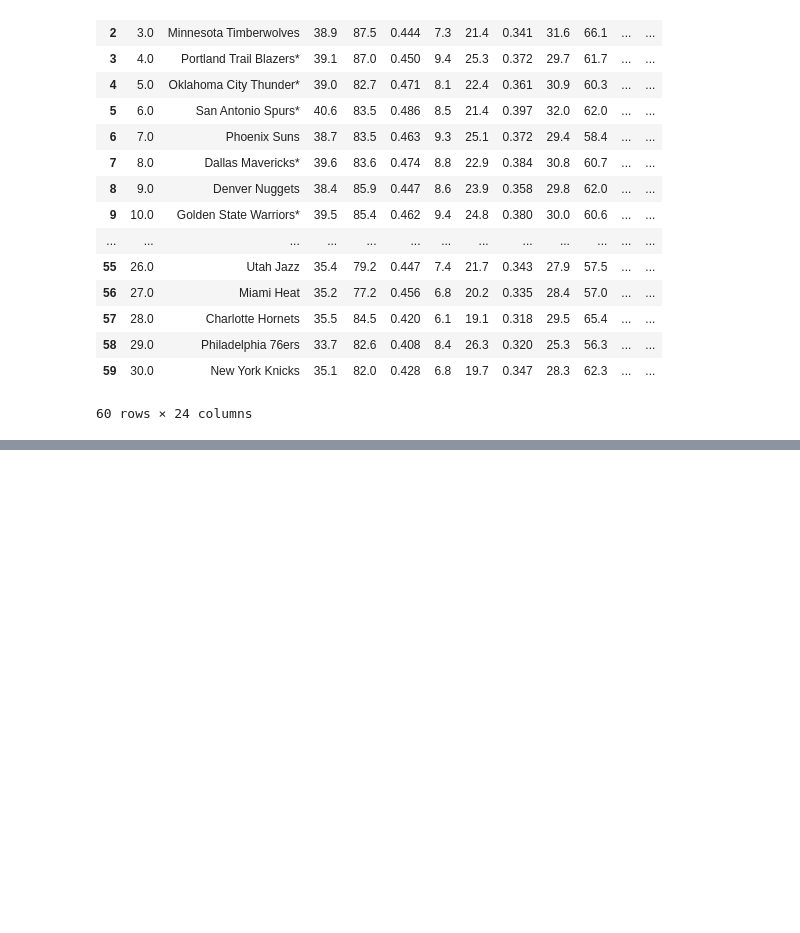
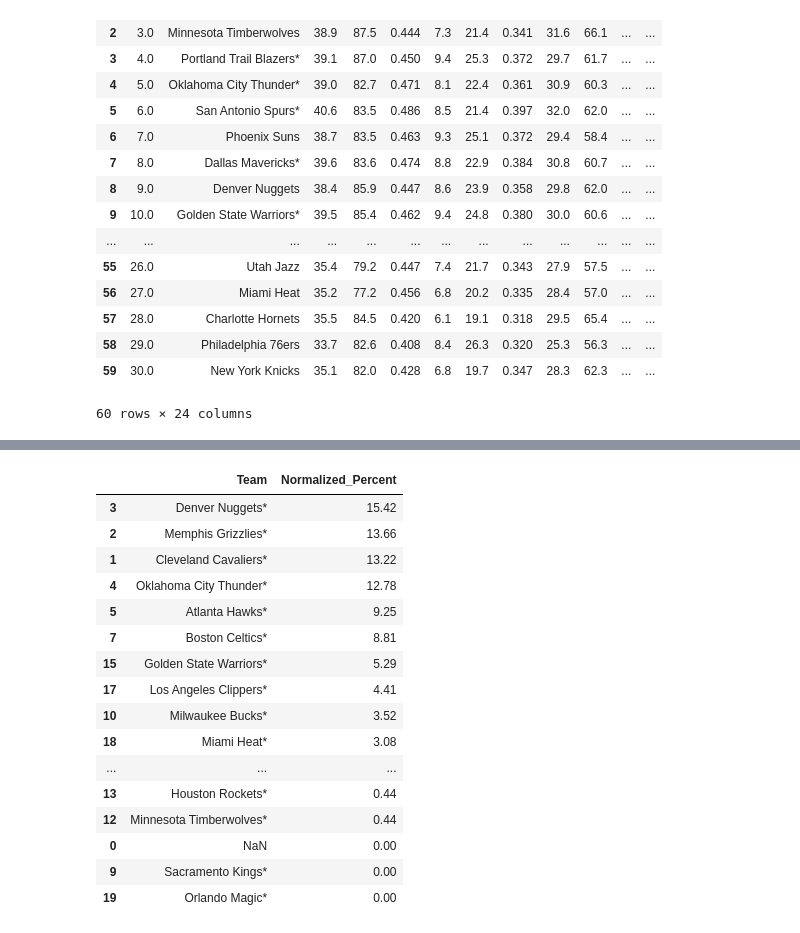
Before and after one commit to BhavyaJayaprakash/Final-Project-4, a Jupyter notebook: project.ipynb, the cells around one changed output, grey strips where cells are left out. Cells and saved outputs as stored; diff of their text form; code cells hidden in the pictures; blank space fills up the shorter version.

```diff
--- a/project.ipynb
+++ b/project.ipynb
@@ -149,0 +237,27 @@ nba_df.head(60)
+# %%
+# Normalize
+total = test_df['Champion_Prob'].sum()
+test_df['Normalized_Prob'] = test_df['Champion_Prob'] / total
+
+# Convert to percentage and round to two decimal places
+test_df['Normalized_Percent'] = (test_df['Normalized_Prob'] * 100).round(2)
+
+test_df.sort_values(by='Normalized_Prob', ascending=False)[['Team', 'Normalized_Percent']].head(30)
+# %% [output]
+|  | Team | Normalized_Percent |
+| 3 | Denver Nuggets* | 15.42 |
+| 2 | Memphis Grizzlies* | 13.66 |
+| 1 | Cleveland Cavaliers* | 13.22 |
+| 4 | Oklahoma City Thunder* | 12.78 |
+| 5 | Atlanta Hawks* | 9.25 |
+| 7 | Boston Celtics* | 8.81 |
+| 15 | Golden State Warriors* | 5.29 |
+| 17 | Los Angeles Clippers* | 4.41 |
+| 10 | Milwaukee Bucks* | 3.52 |
+| 18 | Miami Heat* | 3.08 |
+| ... | ... | ... |
+| 13 | Houston Rockets* | 0.44 |
+| 12 | Minnesota Timberwolves* | 0.44 |
+| 0 | NaN | 0.00 |
+| 9 | Sacramento Kings* | 0.00 |
+| 19 | Orlando Magic* | 0.00 |
```
Also changed, not shown: parts of 11 cells of this notebook, 3 other files.
